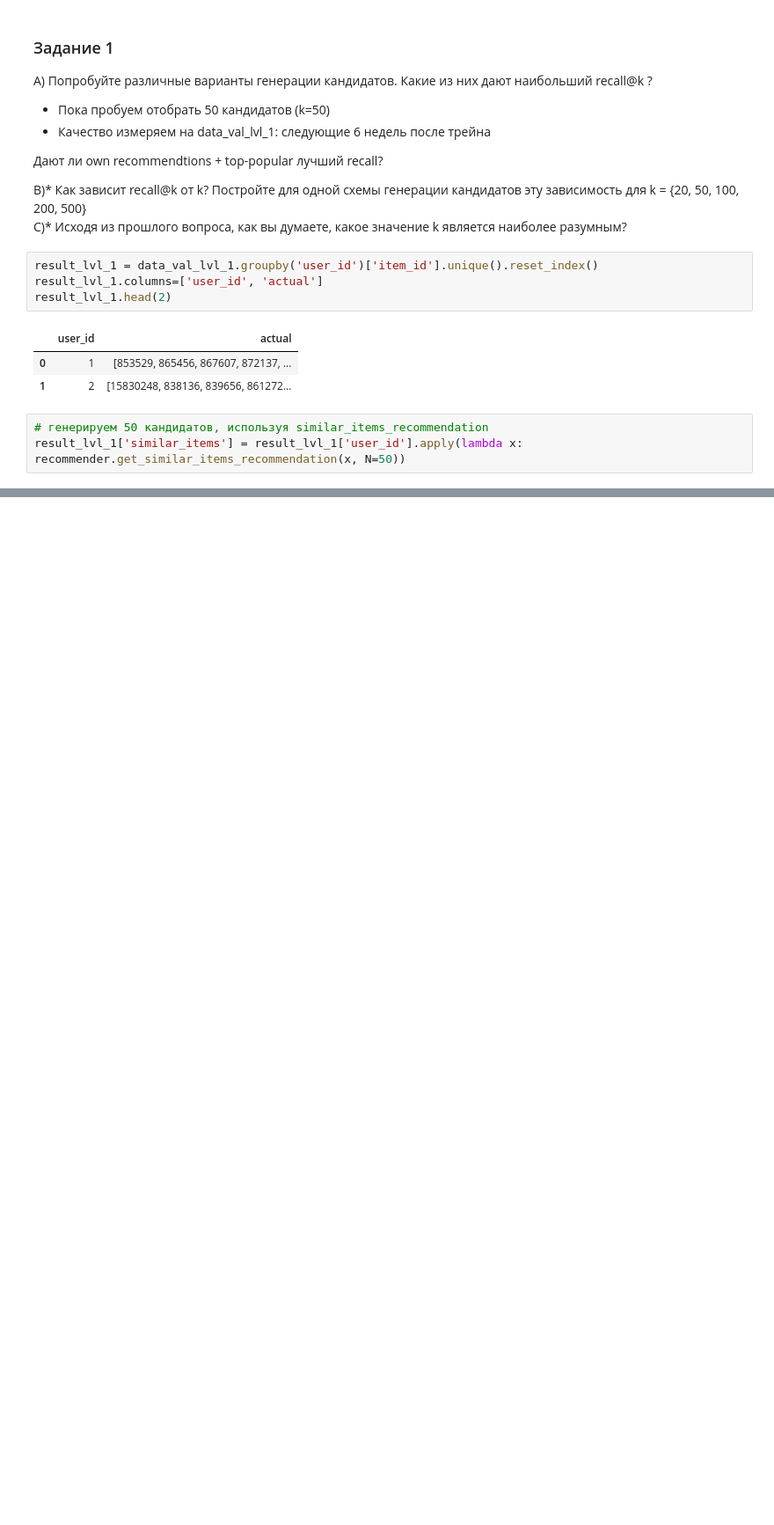
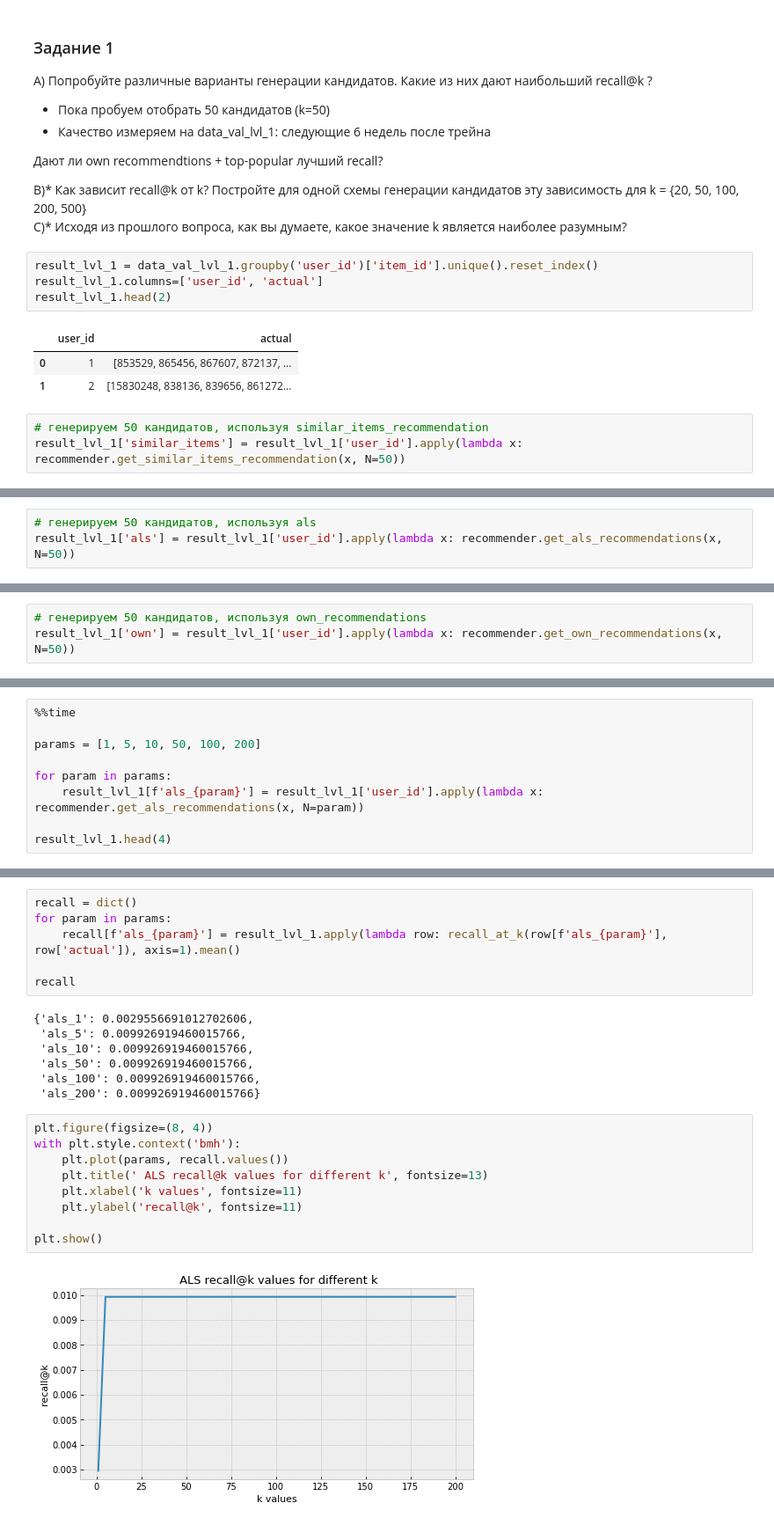
Before and after one commit to a1exkuchin/recommendation_systems, a Jupyter notebook: lesson-6.ipynb, the cells around one changed output, grey strips where cells are left out. Shown: that part at 88% size. Drawn from its saved outputs; the diff is of its cells as text; blank space fills up the shorter version.

```diff
--- a/lesson-6.ipynb
+++ b/lesson-6.ipynb
@@ -114,0 +99,3 @@ result_lvl_1.head(4)
+# %%
+# генерируем 50 кандидатов, используя als
+result_lvl_1['als'] = result_lvl_1['user_id'].apply(lambda x: recommender.get_als_recommendations(x, N=50))
@@ -117,0 +124,3 @@ result_lvl_1['similar_users'] = result_lvl_1['user_id'].apply(lambda x: recommen
+# %%
+# генерируем 50 кандидатов, используя own_recommendations
+result_lvl_1['own'] = result_lvl_1['user_id'].apply(lambda x: recommender.get_own_recommendations(x, N=50))
@@ -117,0 +150,9 @@ result_lvl_1['similar_users'] = result_lvl_1['user_id'].apply(lambda x: recommen
+# %%
+%%time
+
+params = [1, 5, 10, 50, 100, 200]
+
+for param in params:
+    result_lvl_1[f'als_{param}'] = result_lvl_1['user_id'].apply(lambda x: recommender.get_als_recommendations(x, N=param))
+
+result_lvl_1.head(4)
@@ -117,0 +166,24 @@ result_lvl_1['similar_users'] = result_lvl_1['user_id'].apply(lambda x: recommen
+# %%
+recall = dict()
+for param in params:
+    recall[f'als_{param}'] = result_lvl_1.apply(lambda row: recall_at_k(row[f'als_{param}'], row['actual']), axis=1).mean()
+
+recall
+# %% [output]
+{'als_1': 0.0029556691012702606,
+ 'als_5': 0.009926919460015766,
+ 'als_10': 0.009926919460015766,
+ 'als_50': 0.009926919460015766,
+ 'als_100': 0.009926919460015766,
+ 'als_200': 0.009926919460015766}
+# %%
+plt.figure(figsize=(8, 4))
+with plt.style.context('bmh'):
+    plt.plot(params, recall.values())
+    plt.title(' ALS recall@k values for different k', fontsize=13)
+    plt.xlabel('k values', fontsize=11)
+    plt.ylabel('recall@k', fontsize=11)
+
+plt.show()
+# %% [output]
+[figure, added]
```
Also changed, not shown: parts of 14 cells of this notebook, 1 other file.
